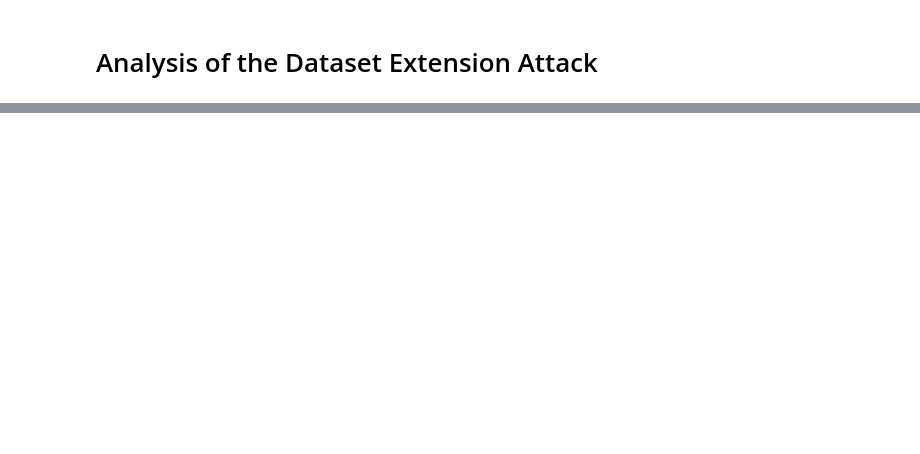
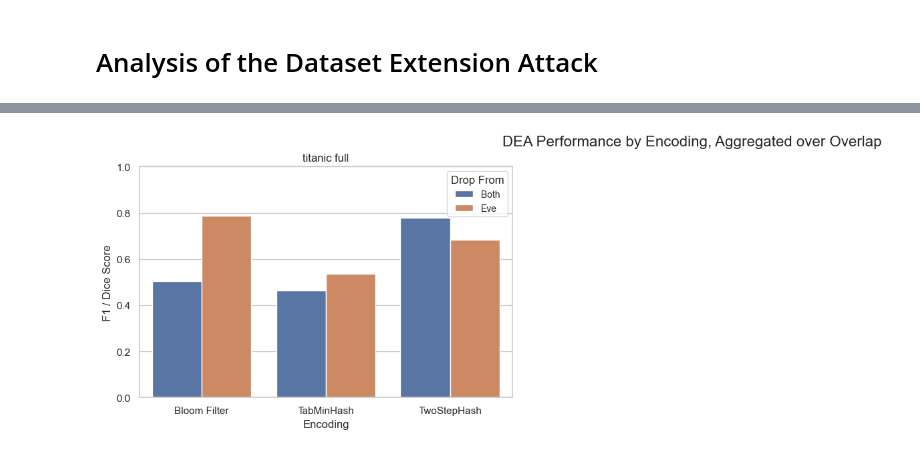
Before and after one commit to marcelmildenberger/dataset-extension-attack, a Jupyter notebook: analysis.ipynb, the cells around one changed output, grey strips where cells are left out. Cells and saved outputs as stored; diff of their text form; code cells hidden in the pictures; blank space fills up the shorter version.

```diff
--- a/analysis.ipynb
+++ b/analysis.ipynb
@@ -8,7 +8,7 @@ import os
 import re
 # %%
 # Load data
-df = pd.read_csv("formatted_results.csv")
+df = pd.read_csv("formatted_results_titanic.csv")
 
 # Extract numeric dataset size (optional)
 def extract_dataset_size(name):
@@ -43,6 +43,7 @@ baseline_metrics = {
     "fakename_10k":    {"Precision": 0.2151, "Recall": 0.2467, "F1": 0.2289},
     "fakename_20k":    {"Precision": 0.2153, "Recall": 0.2473, "F1": 0.2293},
     "fakename_50k":    {"Precision": 0.2151, "Recall": 0.2463, "F1": 0.2288},
+    "titanic_full":    {"Precision": 0.2468, "Recall": 0.3770, "F1": 0.2896},
     "euro_person":     {"Precision": 0.2197, "Recall": 0.2446, "F1": 0.2306}
 }
 # %%
@@ -176,0 +231,54 @@ summary_df.reset_index(drop=True, inplace=True)
+# %%
+# Set consistent color palette and styling
+sns.set(style="whitegrid")
+encoding_map = {
+    "BloomFilter": "Bloom Filter",
+    "TabMinHash": "TabMinHash",
+    "TwoStepHash": "TwoStepHash"
+}
+df["EncodingLabel"] = df["Encoding"].map(encoding_map)
+
+# Get sorted list of datasets
+datasets = sorted(df["Dataset"].unique())
+
+# Create subplots: 3 columns, enough rows
+n_cols = 3
+n_rows = (len(datasets) + n_cols - 1) // n_cols
+fig, axes = plt.subplots(n_rows, n_cols, figsize=(6 * n_cols, 4.5 * n_rows))
+axes = axes.flatten()
+
+for i, dataset in enumerate(datasets):
+    ax = axes[i]
+    subset = df[df["Dataset"] == dataset]
+
+    # Group by encoding and DropFrom, averaging across overlap
+    grouped = (
+        subset.groupby(["EncodingLabel", "DropFrom"])["TrainedF1"]
+        .mean()
+        .reset_index()
+    )
+
+    sns.barplot(
+        data=grouped,
+        x="EncodingLabel",
+        y="TrainedF1",
+        hue="DropFrom",
+        ax=ax,
+        errorbar="sd"
+    )
+    ax.set_title(dataset.replace(".tsv", "").replace("_", " "))
+    ax.set_ylabel("F1 / Dice Score")
+    ax.set_xlabel("Encoding")
+    ax.set_ylim(0, 1)
+    ax.legend(title="Drop From", loc="upper right", fontsize="small")
+
+# Remove empty axes if any
+for j in range(i + 1, len(axes)):
+    fig.delaxes(axes[j])
+
+plt.tight_layout()
+plt.suptitle("DEA Performance by Encoding, Aggregated over Overlap", fontsize=16, y=1.02)
+plt.savefig("dea_encoding_comparison_all_datasets.png", dpi=300, bbox_inches="tight")
+plt.show()
+# %% [output]
+[figure, added]
```
Also changed, not shown: parts of 1 cell of this notebook, 5 other files.
